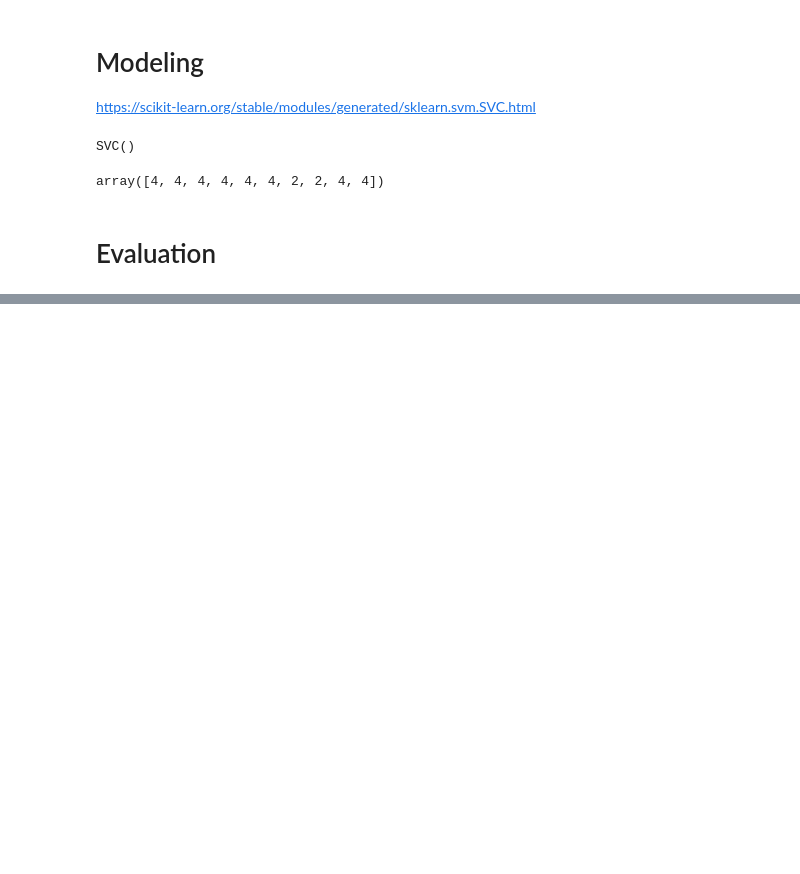
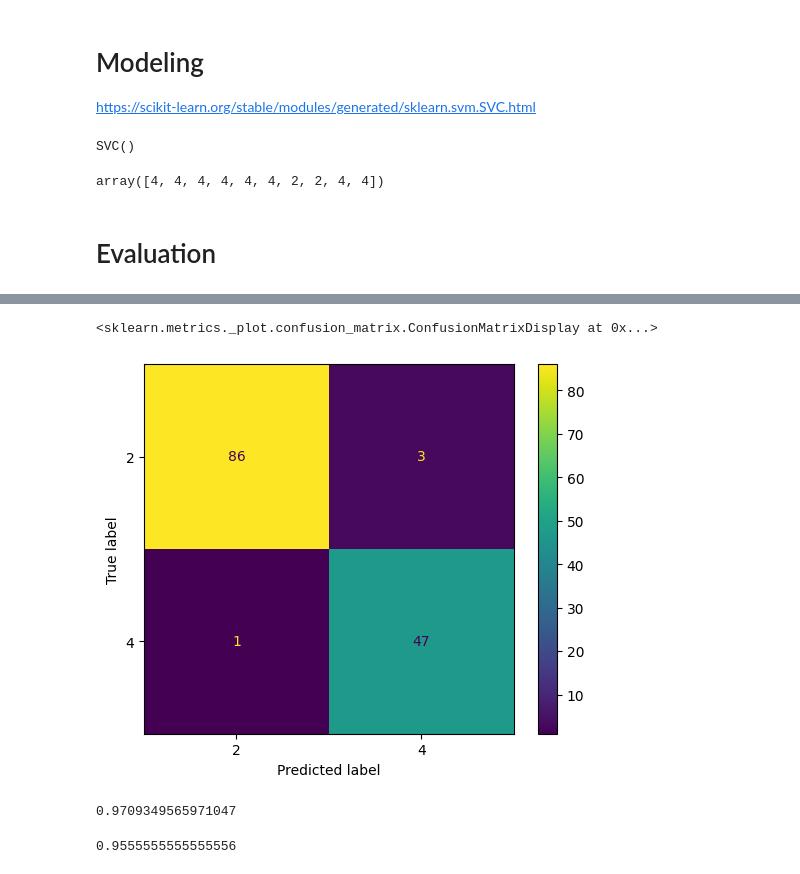
Before and after one commit to Ada-Lovelace-Akademi/data-science, a Jupyter notebook: week-8/9-support-vector-machines.ipynb, the cells around one changed output, grey strips where cells are left out. Cells and saved outputs as stored; diff of their text form; code cells hidden in the pictures; blank space fills up the shorter version.

```diff
--- a/week-8/9-support-vector-machines.ipynb
+++ b/week-8/9-support-vector-machines.ipynb
@@ -161,3 +161,7 @@ array([4, 4, 4, 4, 4, 4, 2, 2, 4, 4])
 # Evaluation
 # %%
 from sklearn.metrics import classification_report, confusion_matrix, ConfusionMatrixDisplay
+# %%
+cnf_matrix = confusion_matrix(y_test, yhat)
+
+print(classification_report(y_test, yhat))
@@ -163,0 +177,16 @@ from sklearn.metrics import classification_report, confusion_matrix, ConfusionMa
+# %%
+disp = ConfusionMatrixDisplay(confusion_matrix=cnf_matrix, display_labels=[2,4])
+disp.plot()
+# %% [output]
+<sklearn.metrics._plot.confusion_matrix.ConfusionMatrixDisplay at 0x...>
+[figure, added]
+# %%
+from sklearn.metrics import f1_score
+f1_score(y_test, yhat, average='weighted')
+# %% [output]
+0.9709349565971047
+# %%
+from sklearn.metrics import jaccard_score
+jaccard_score(y_test, yhat, pos_label=2)
+# %% [output]
+0.9555555555555556
```
Also changed, not shown: parts of 1 cell of this notebook.
